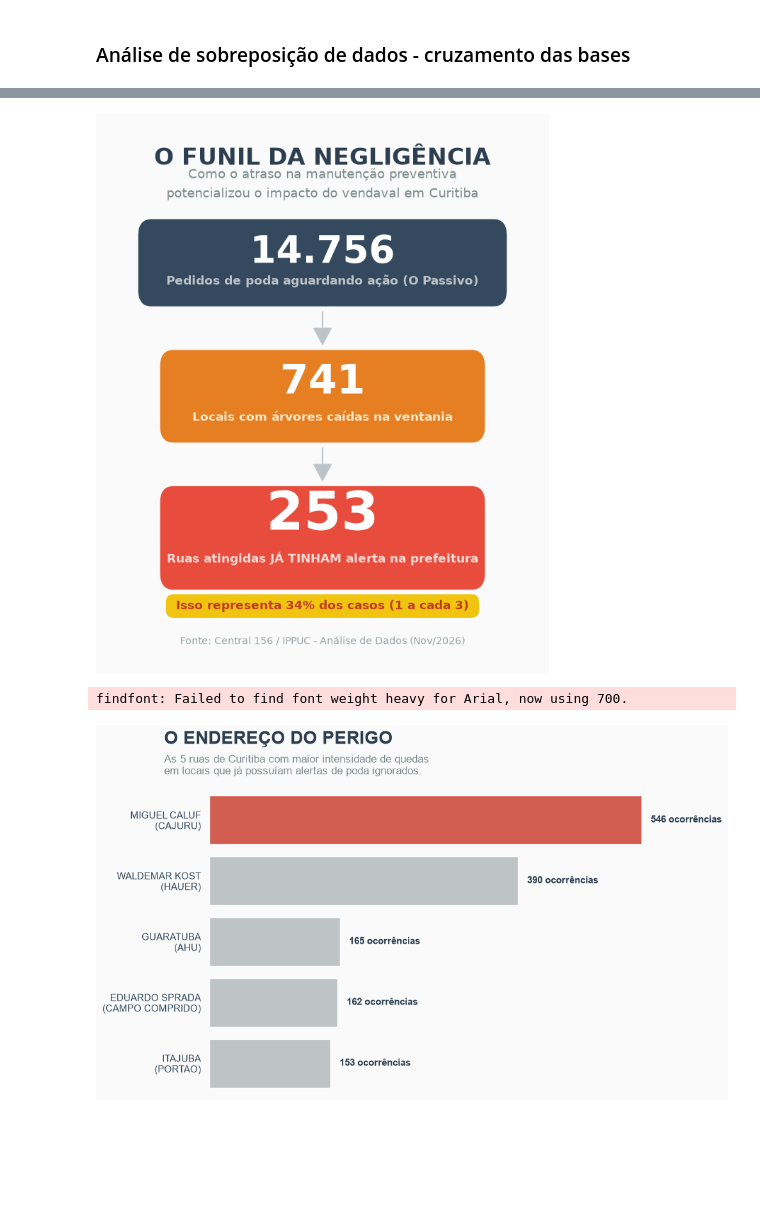
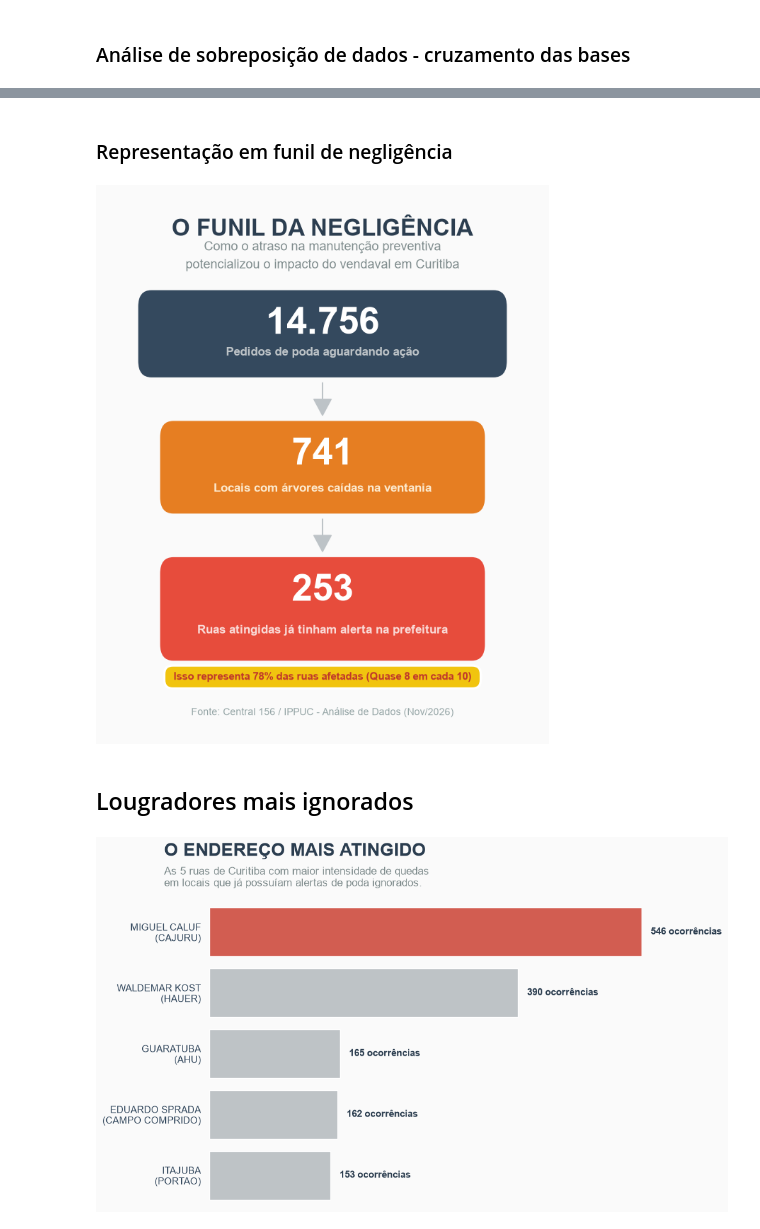
Before and after one commit to letrein/156---arvores, a Jupyter notebook: analise 156.ipynb, the cells around one changed output, grey strips where cells are left out. Saved outputs shown, nothing was run; the diff lists cells and outputs as text; code cells hidden in the pictures; blank space fills up the shorter version.

Commit message:
codigo finalizado

```diff
--- a/analise 156.ipynb
+++ b/analise 156.ipynb
@@ -538,5 +302,6 @@ OSError: cannot load library 'libgobject-2.0-0': error 0x7e.  Additionally, ctyp
+# %% [markdown]
+### Representação em funil de negligência
 # %%
-import matplotlib.pyplot as plt
 import matplotlib.patches as patches
 
 fig, ax = plt.subplots(figsize=(8, 10), facecolor='#FAFAFA')
@@ -552,61 +317,58 @@ plt.text(0.5, 0.86, "Como o atraso na manutenção preventiva\npotencializou o i
 rect1 = patches.FancyBboxPatch((0.1, 0.68), 0.8, 0.12, boxstyle="round,pad=0.02,rounding_size=0.03", facecolor='#34495E', edgecolor='none')
 ax.add_patch(rect1)
 plt.text(0.5, 0.74, "14.756", fontsize=38, fontweight='bold', ha='center', color='white')
 plt.text(0.5, 0.70, "Pedidos de poda aguardando ação", fontsize=12, fontweight='bold', ha='center', color='#BDC3C7')
 
 # Seta 1
 plt.arrow(0.5, 0.65, 0, -0.06, head_width=0.04, head_length=0.03, fc='#BDC3C7', ec='#BDC3C7', length_includes_head=True)
 
 # Box 2 (Middle) - O Impacto
 rect2 = patches.FancyBboxPatch((0.15, 0.43), 0.7, 0.13, boxstyle="round,pad=0.02,rounding_size=0.03", facecolor='#E67E22', edgecolor='none')
 ax.add_patch(rect2)
 plt.text(0.5, 0.50, "741", fontsize=38, fontweight='bold', ha='center', color='white')
 plt.text(0.5, 0.45, "Locais com árvores caídas na ventania", fontsize=12, fontweight='bold', ha='center', color='#FDEBD0')
 
 # Seta 2
 plt.arrow(0.5, 0.40, 0, -0.06, head_width=0.04, head_length=0.03, fc='#BDC3C7', ec='#BDC3C7', length_includes_head=True)
 
 # Box 3 (Bottom) - A Negligência
 rect3 = patches.FancyBboxPatch((0.15, 0.16), 0.7, 0.15, boxstyle="round,pad=0.02,rounding_size=0.03", facecolor='#E74C3C', edgecolor='none')
 ax.add_patch(rect3)
 # Subimos ligeiramente o 253 e o texto para dar espaço ao selo
 plt.text(0.5, 0.25, "253", fontsize=38, fontweight='bold', ha='center', color='white')
-plt.text(0.5, 0.19, "Ruas atingidas JÁ TINHAM alerta na prefeitura", fontsize=12, fontweight='bold', ha='center', color='#FADBD8')
+plt.text(0.5, 0.19, "Ruas atingidas já tinham alerta na prefeitura", fontsize=12, fontweight='bold', ha='center', color='#FADBD8')
 
-# --- O NOVO DESTAQUE DA PORCENTAGEM (BADGE) ---
-# Descemos a coordenada Y de 0.15 para 0.11
-plt.text(0.5, 0.11, " Isso representa 34% dos casos (1 a cada 3) ",
-         fontsize=12, fontweight='bold', ha='center', va='center', color='#C0392B',
+# --- DESTAQUE DA PORCENTAGEM  ---
+plt.text(0.5, 0.11, " Isso representa 78% das ruas afetadas (Quase 8 em cada 10) ",
+         fontsize=11, fontweight='bold', ha='center', va='center', color='#C0392B',
          bbox=dict(boxstyle='round,pad=0.6,rounding_size=0.8', facecolor='#F1C40F', edgecolor='white', linewidth=2.5))
 
 # Fonte
 plt.text(0.5, 0.04, "Fonte: Central 156 / IPPUC - Análise de Dados (Nov/2026)", fontsize=10, ha='center', color='#95A5A6')
 
-# Salvar e Exibir
-plt.savefig('infografico_funil_leigo.png', dpi=300, bbox_inches='tight')
+plt.savefig('infografico_funil.png', dpi=300, bbox_inches='tight')
 plt.show()
 # %% [output]
-[figure, old version]
+[figure, new version]
+# %% [markdown]
+## Lougradores mais ignorados
 # %%
-import matplotlib.pyplot as plt
-import seaborn as sns
-
-# 1. Agrupar os dados para descobrir qual rua teve o maior cruzamento de alertas ignorados x quedas
+# Agrupar os dados para descobrir qual rua teve o maior cruzamento de alertas ignorados x quedas
 ranking_ruas = df_cruzamento.groupby(['Logradouro_Limpo', 'Bairro']).size().reset_index(name='Intensidade_Negligencia')
 ranking_ruas = ranking_ruas.sort_values(by='Intensidade_Negligencia', ascending=False).head(5)
 
-# 2. Criar uma coluna legível unindo Rua e Bairro para o eixo do gráfico
+# Criar uma coluna legível unindo Rua e Bairro para o eixo do gráfico
 ranking_ruas['Endereco_Completo'] = ranking_ruas['Logradouro_Limpo'] + '\n(' + ranking_ruas['Bairro'] + ')'
 
-# 3. Configurar o visual da imagem (Fundo limpo)
+# Configurar o visual da imagem (Fundo limpo)
 fig, ax = plt.subplots(figsize=(10, 6), facecolor='#FAFAFA')
 sns.set_theme(style="white")
 ax.set_facecolor('#FAFAFA')
 
-# 4. A Mágica das Cores: Vermelho Alerta para o 1º lugar, Cinza Neutro para os restantes
+# Vermelho Alerta para o 1º lugar, Cinza Neutro para os restantes
 cores_destaque = ['#E74C3C'] + ['#BDC3C7'] * (len(ranking_ruas) - 1)
 
-# 5. Desenhar as barras
+# Desenhar as barras
 barras = sns.barplot(
     data=ranking_ruas,
     x='Intensidade_Negligencia',
@@ -616,26 +378,25 @@ barras = sns.barplot(
     legend=False
 )
 
-# 6. Colocar os números no final de cada barra
+# Colocar os números no final de cada barra
 for p in barras.patches:
     ax.annotate(f"{int(p.get_width())} ocorrências",
                 (p.get_width(), p.get_y() + p.get_height() / 2.),
                 xytext=(10, 0), textcoords='offset points',
                 va='center', fontsize=11, fontweight='bold', color='#2C3E50')
 
-# 7. Limpeza do Design (Remover eixos e bordas)
+# Limpeza do Design (Remover eixos e bordas)
 sns.despine(left=True, bottom=True)
 ax.set(xticklabels=[], xlabel='', ylabel='')
 ax.tick_params(axis='y', labelsize=11, colors='#34495E', left=False)
 
-# 8. Títulos Jornalísticos
-plt.text(-0.1, 1.15, "O ENDEREÇO DO PERIGO", fontsize=20, fontweight='heavy', ha='left', color='#2C3E50', transform=ax.transAxes)
+# Títulos
+plt.text(-0.1, 1.15, "O ENDEREÇO MAIS ATINGIDO", fontsize=20, fontweight='heavy', ha='left', color='#2C3E50', transform=ax.transAxes)
 plt.text(-0.1, 1.05, "As 5 ruas de Curitiba com maior intensidade de quedas\nem locais que já possuíam alertas de poda ignorados.", fontsize=12, ha='left', color='#7F8C8D', transform=ax.transAxes)
 
-# Salvar a imagem em alta resolução
+# Salvar a imagem
 plt.tight_layout()
 plt.savefig('grafico_pior_rua.png', dpi=300, bbox_inches='tight', facecolor='#FAFAFA')
 plt.show()
 # %% [output]
-findfont: Failed to find font weight heavy for Arial, now using 700.
-[figure, old version]
+[figure, new version]
```
Also changed, not shown: parts of 10 cells of this notebook, 2 other files.
